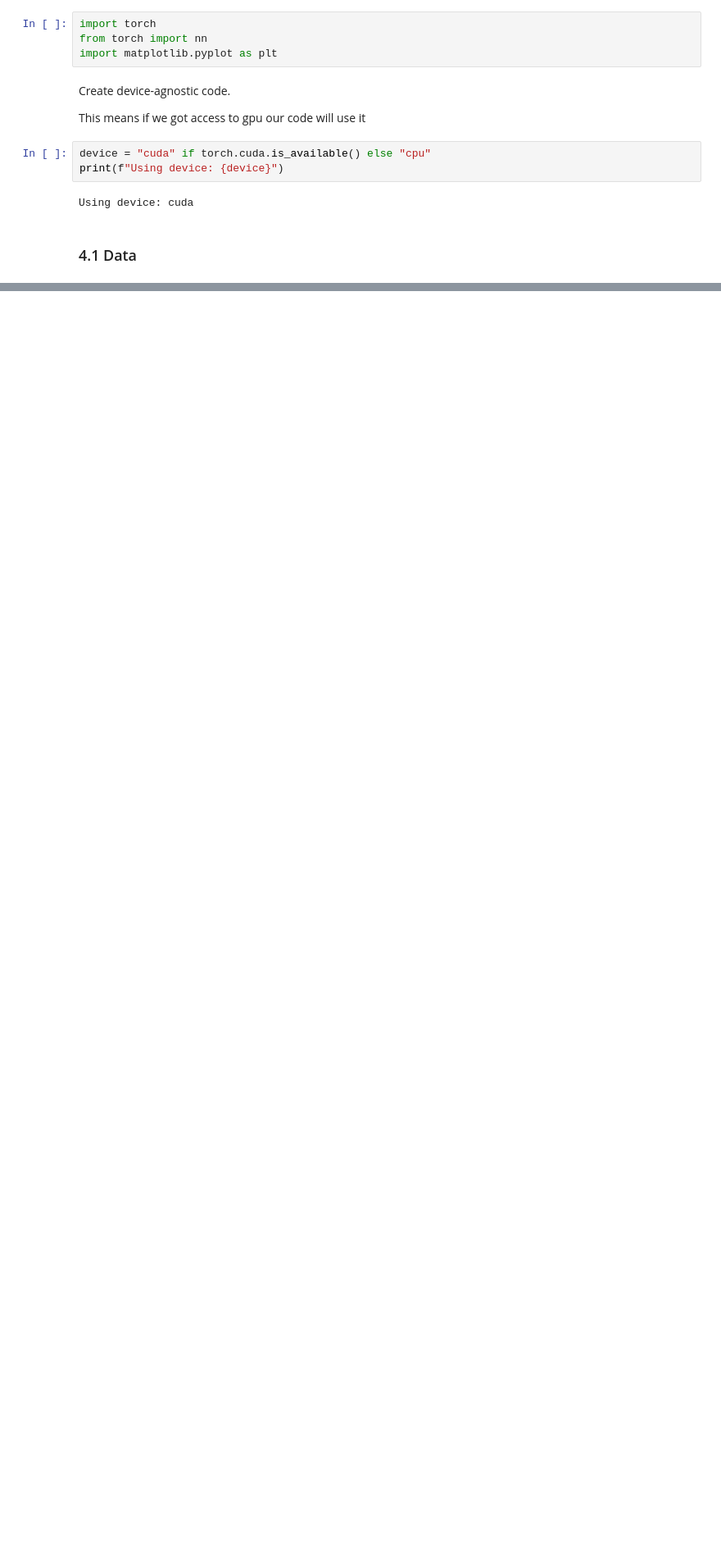
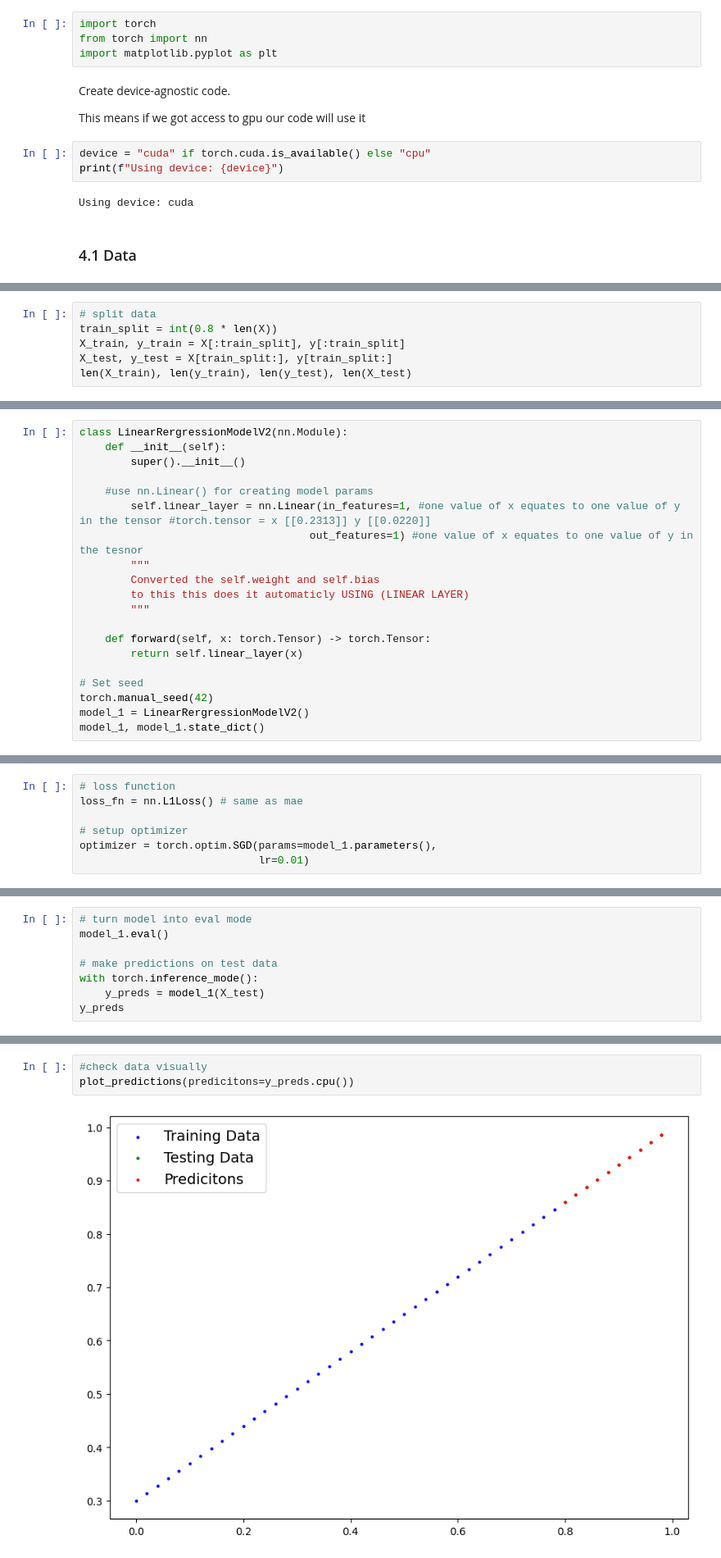
Before and after one commit to nicolas-fiore/machine_learning_notes, a Jupyter notebook: pytorch_practice/pytorch_practice_mod01.ipynb, the cells around one changed output, grey strips where cells are left out. Shown at 82% size. Drawn from its saved outputs; the diff is of its cells as text; blank space fills up the shorter version.

Commit message:
added second module

```diff
--- a/pytorch_practice/pytorch_practice_mod01.ipynb
+++ b/pytorch_practice/pytorch_practice_mod01.ipynb
@@ -422,0 +456,6 @@ Using device: cuda
+# %%
+# split data
+train_split = int(0.8 * len(X))
+X_train, y_train = X[:train_split], y[:train_split]
+X_test, y_test = X[train_split:], y[train_split:]
+len(X_train), len(y_train), len(y_test), len(X_test)
@@ -422,0 +470,20 @@ Using device: cuda
+# %%
+class LinearRergressionModelV2(nn.Module):
+    def __init__(self):
+        super().__init__()
+
+    #use nn.Linear() for creating model params
+        self.linear_layer = nn.Linear(in_features=1, #one value of x equates to one value of y in the tensor #torch.tensor = x [[0.2313]] y [[0.0220]]
+                                    out_features=1) #one value of x equates to one value of y in the tesnor
+        """
+        Converted the self.weight and self.bias
+        to this this does it automaticly USING (LINEAR LAYER)
+        """
+
+    def forward(self, x: torch.Tensor) -> torch.Tensor:
+        return self.linear_layer(x)
+
+# Set seed
+torch.manual_seed(42)
+model_1 = LinearRergressionModelV2()
+model_1, model_1.state_dict()
@@ -422,0 +515,7 @@ Using device: cuda
+# %%
+# loss function
+loss_fn = nn.L1Loss() # same as mae
+
+# setup optimizer
+optimizer = torch.optim.SGD(params=model_1.parameters(),
+                            lr=0.01)
@@ -422,0 +590,8 @@ Using device: cuda
+# %%
+# turn model into eval mode
+model_1.eval()
+
+# make predictions on test data
+with torch.inference_mode():
+    y_preds = model_1(X_test)
+y_preds
@@ -422,0 +609,5 @@ Using device: cuda
+# %%
+#check data visually
+plot_predictions(predicitons=y_preds.cpu())
+# %% [output]
+[figure, added]
```
Also changed, not shown: parts of 46 cells of this notebook, 2 other files.
